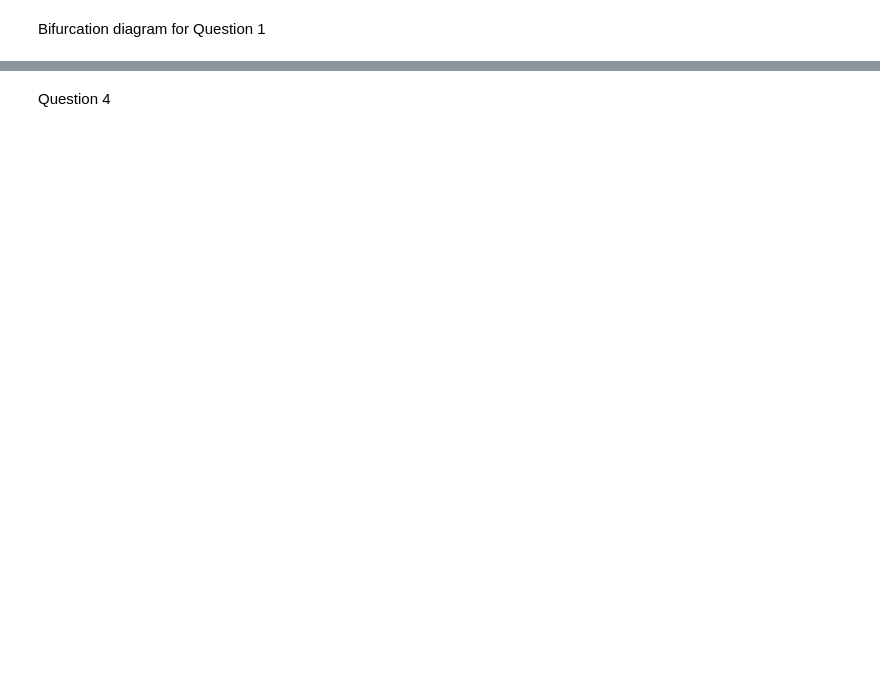
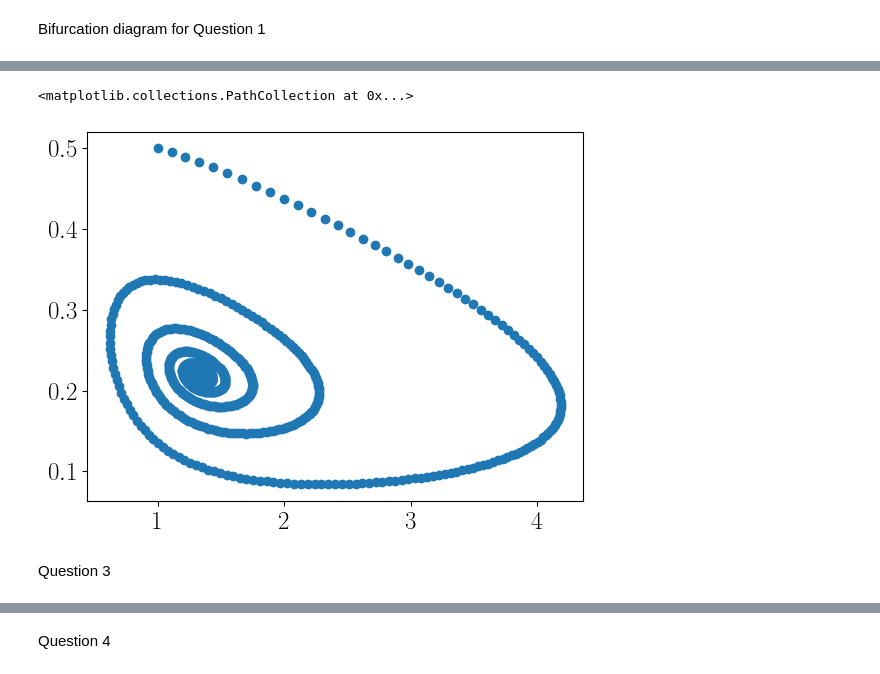
Before and after one commit to ndoyle815/MA999, a Jupyter notebook: assignment_1.ipynb, the cells around one changed output, grey strips where cells are left out. Saved outputs shown, nothing was run; the diff lists cells and outputs as text; code cells hidden in the pictures; blank space fills up the shorter version.

Commit message:
question 2 and 3

```diff
--- a/assignment_1.ipynb
+++ b/assignment_1.ipynb
@@ -32,0 +37,3 @@ plt.grid()
+# %%
+df = np.genfromtxt('/home/ndoyle/dot_odes/curve.dat', dtype=float)
+df
@@ -32,0 +48,7 @@ plt.grid()
+# %%
+plt.scatter(df[:,0],df[:,1])
+# %% [output]
+<matplotlib.collections.PathCollection at 0x...>
+[figure, added]
+# %% [markdown]
+Question 3
```
Also changed, not shown: parts of 9 cells of this notebook.
